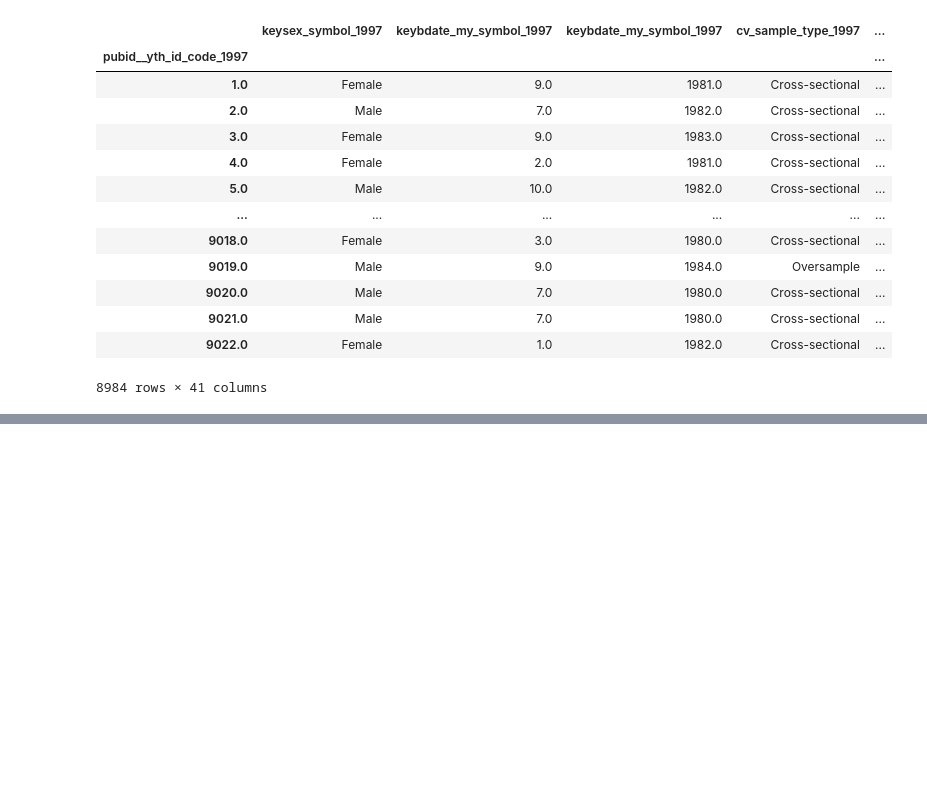
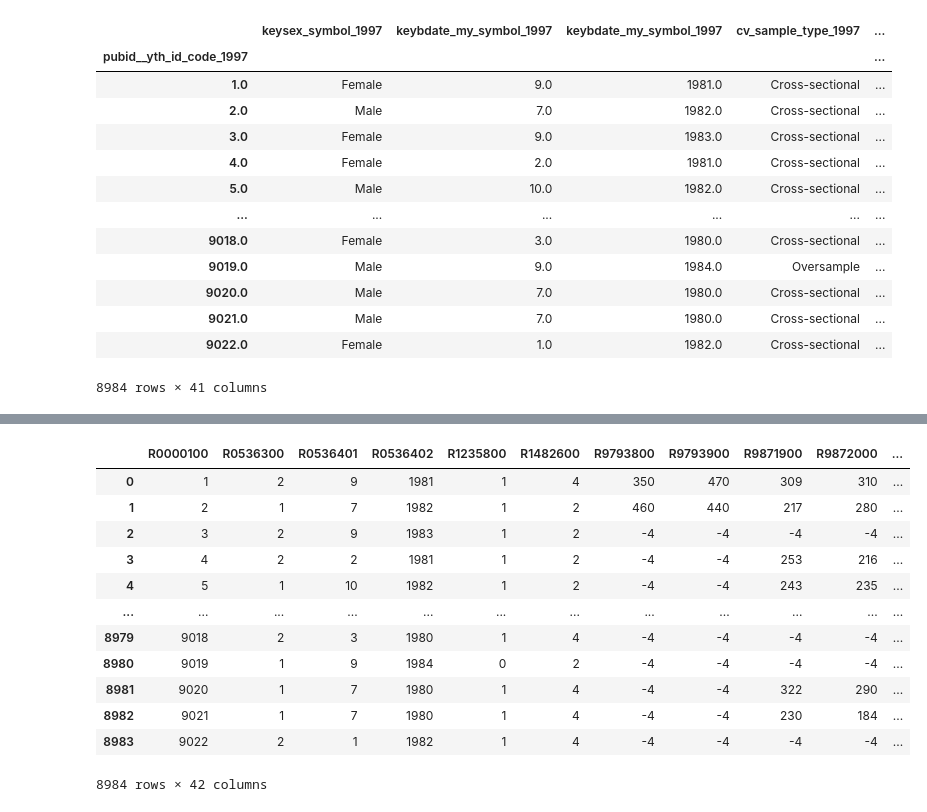
Before and after one commit to quocdat-le-insacvl/Python-Data-Cleaning-Cookbook, a Jupyter notebook: chapter_01/chapter01.ipynb, the cells around one changed output, grey strips where cells are left out. Cells and saved outputs as stored; diff of their text form; code cells hidden in the pictures; blank space fills up the shorter version.

```diff
--- a/chapter_01/chapter01.ipynb
+++ b/chapter_01/chapter01.ipynb
@@ -759,0 +781,19 @@ nls97stata
+# %%
+# this return an object having key None -> use [None] to retrieve the data
+# {None : data}
+nls97r = pyreadr.read_r('data/nls97.rds')[None]
+nls97r
+# %% [output]
+|  | R0000100 | R0536300 | R0536401 | R0536402 | R1235800 | R1482600 | R9793800 | R9793900 | R9871900 | R9872000 | ... |
+| 0 | 1 | 2 | 9 | 1981 | 1 | 4 | 350 | 470 | 309 | 310 | ... |
+| 1 | 2 | 1 | 7 | 1982 | 1 | 2 | 460 | 440 | 217 | 280 | ... |
+| 2 | 3 | 2 | 9 | 1983 | 1 | 2 | -4 | -4 | -4 | -4 | ... |
+| 3 | 4 | 2 | 2 | 1981 | 1 | 2 | -4 | -4 | 253 | 216 | ... |
+| 4 | 5 | 1 | 10 | 1982 | 1 | 2 | -4 | -4 | 243 | 235 | ... |
+| ... | ... | ... | ... | ... | ... | ... | ... | ... | ... | ... | ... |
+| 8979 | 9018 | 2 | 3 | 1980 | 1 | 4 | -4 | -4 | -4 | -4 | ... |
+| 8980 | 9019 | 1 | 9 | 1984 | 0 | 2 | -4 | -4 | -4 | -4 | ... |
+| 8981 | 9020 | 1 | 7 | 1980 | 1 | 4 | -4 | -4 | 322 | 290 | ... |
+| 8982 | 9021 | 1 | 7 | 1980 | 1 | 4 | -4 | -4 | 230 | 184 | ... |
+| 8983 | 9022 | 2 | 1 | 1982 | 1 | 4 | -4 | -4 | -4 | -4 | ... |
+8984 rows × 42 columns
```
Also changed, not shown: parts of 14 cells of this notebook.
